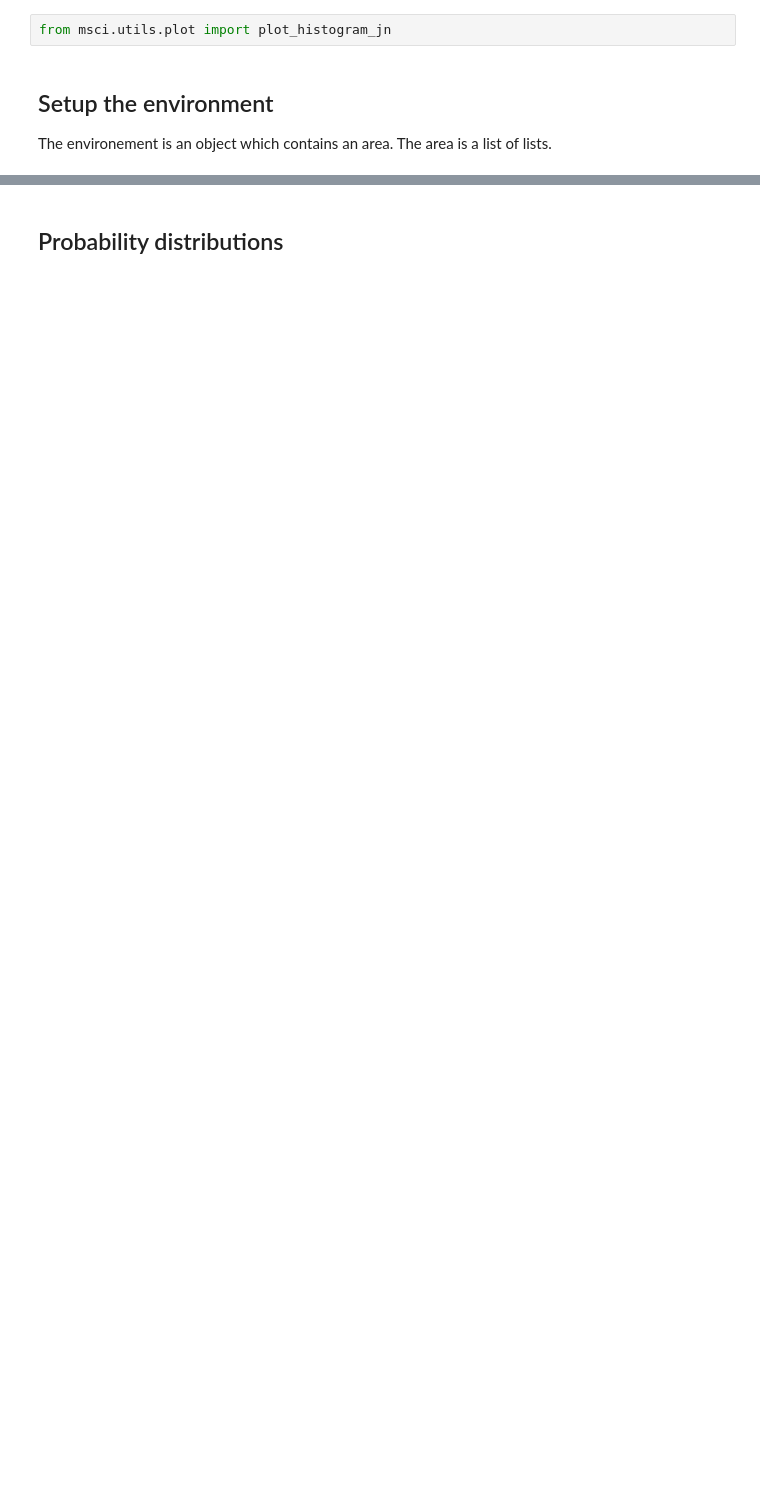
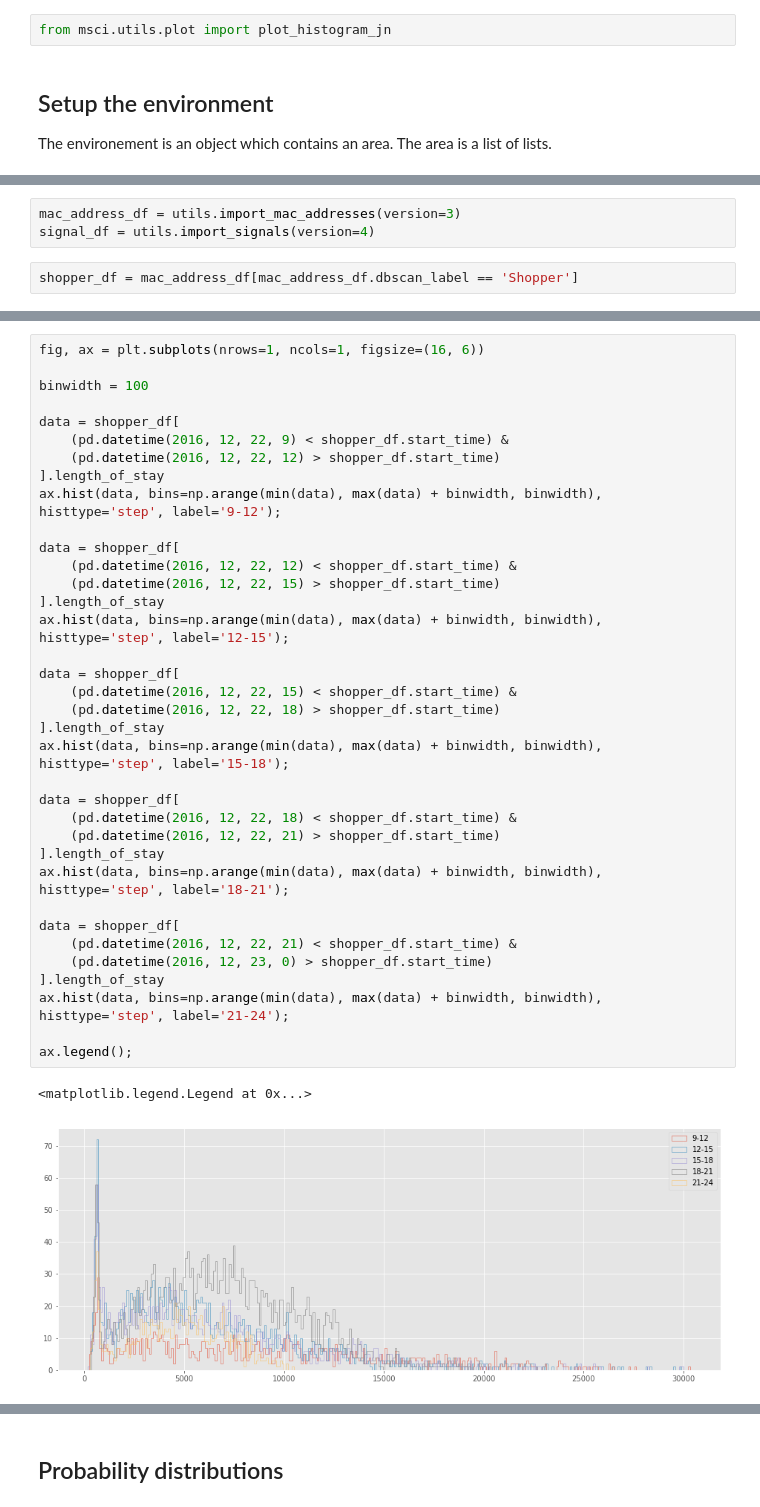
Before and after one commit to Beaulieu318/msci-complexity-project, a Jupyter notebook: msci/modelling/network/animate_simulation.ipynb, the cells around one changed output, grey strips where cells are left out. Drawn from its saved outputs; the diff is of its cells as text; blank space fills up the shorter version.

```diff
--- a/msci/modelling/network/animate_simulation.ipynb
+++ b/msci/modelling/network/animate_simulation.ipynb
@@ -30,0 +35,5 @@ The environement is an object which contains an area. The area is a list of list
+# %%
+mac_address_df = utils.import_mac_addresses(version=3)
+signal_df = utils.import_signals(version=4)
+# %%
+shopper_df = mac_address_df[mac_address_df.dbscan_label == 'Shopper']
@@ -30,0 +56,39 @@ The environement is an object which contains an area. The area is a list of list
+# %%
+fig, ax = plt.subplots(nrows=1, ncols=1, figsize=(16, 6))
+
+binwidth = 100
+
+data = shopper_df[
+    (pd.datetime(2016, 12, 22, 9) < shopper_df.start_time) &
+    (pd.datetime(2016, 12, 22, 12) > shopper_df.start_time)
+].length_of_stay
+ax.hist(data, bins=np.arange(min(data), max(data) + binwidth, binwidth), histtype='step', label='9-12');
+
+data = shopper_df[
+    (pd.datetime(2016, 12, 22, 12) < shopper_df.start_time) &
+    (pd.datetime(2016, 12, 22, 15) > shopper_df.start_time)
+].length_of_stay
+ax.hist(data, bins=np.arange(min(data), max(data) + binwidth, binwidth), histtype='step', label='12-15');
+
+data = shopper_df[
+    (pd.datetime(2016, 12, 22, 15) < shopper_df.start_time) &
+    (pd.datetime(2016, 12, 22, 18) > shopper_df.start_time)
+].length_of_stay
+ax.hist(data, bins=np.arange(min(data), max(data) + binwidth, binwidth), histtype='step', label='15-18');
+
+data = shopper_df[
+    (pd.datetime(2016, 12, 22, 18) < shopper_df.start_time) &
+    (pd.datetime(2016, 12, 22, 21) > shopper_df.start_time)
+].length_of_stay
+ax.hist(data, bins=np.arange(min(data), max(data) + binwidth, binwidth), histtype='step', label='18-21');
+
+data = shopper_df[
+    (pd.datetime(2016, 12, 22, 21) < shopper_df.start_time) &
+    (pd.datetime(2016, 12, 23, 0) > shopper_df.start_time)
+].length_of_stay
+ax.hist(data, bins=np.arange(min(data), max(data) + binwidth, binwidth), histtype='step', label='21-24');
+
+ax.legend();
+# %% [output]
+<matplotlib.legend.Legend at 0x...>
+[figure, added]
```
Also changed, not shown: parts of 39 cells of this notebook, 4 other files.
